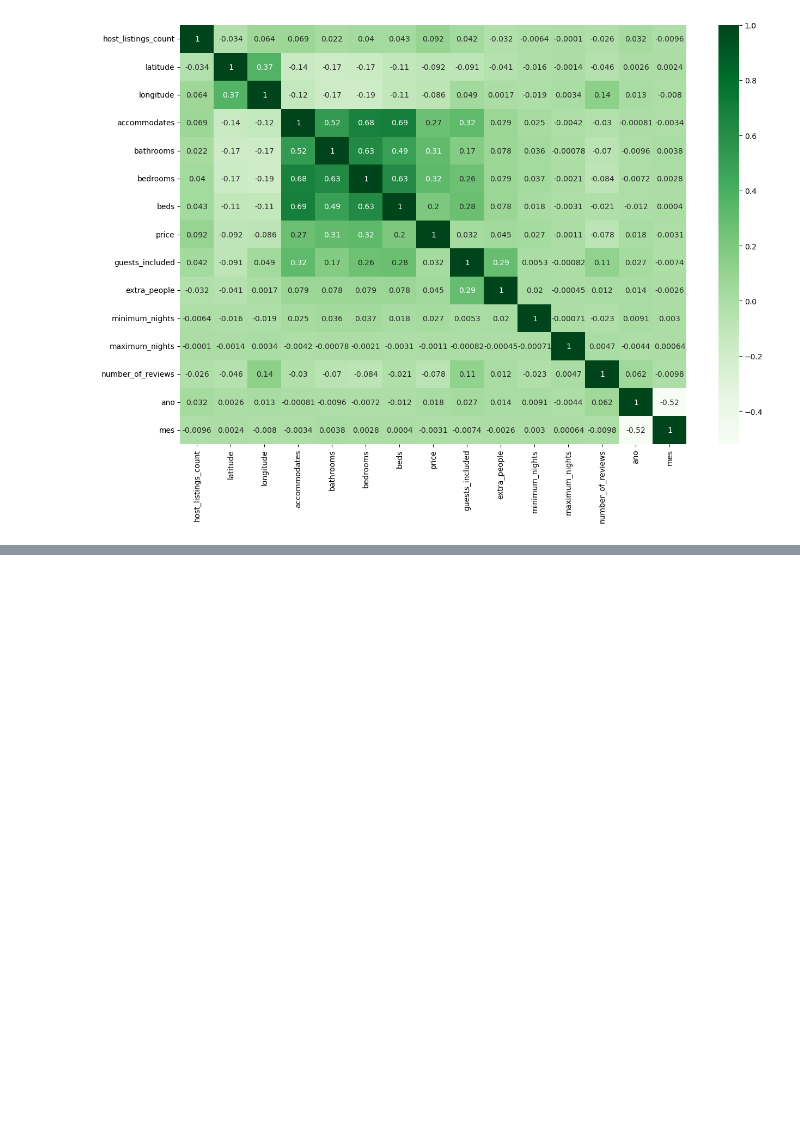
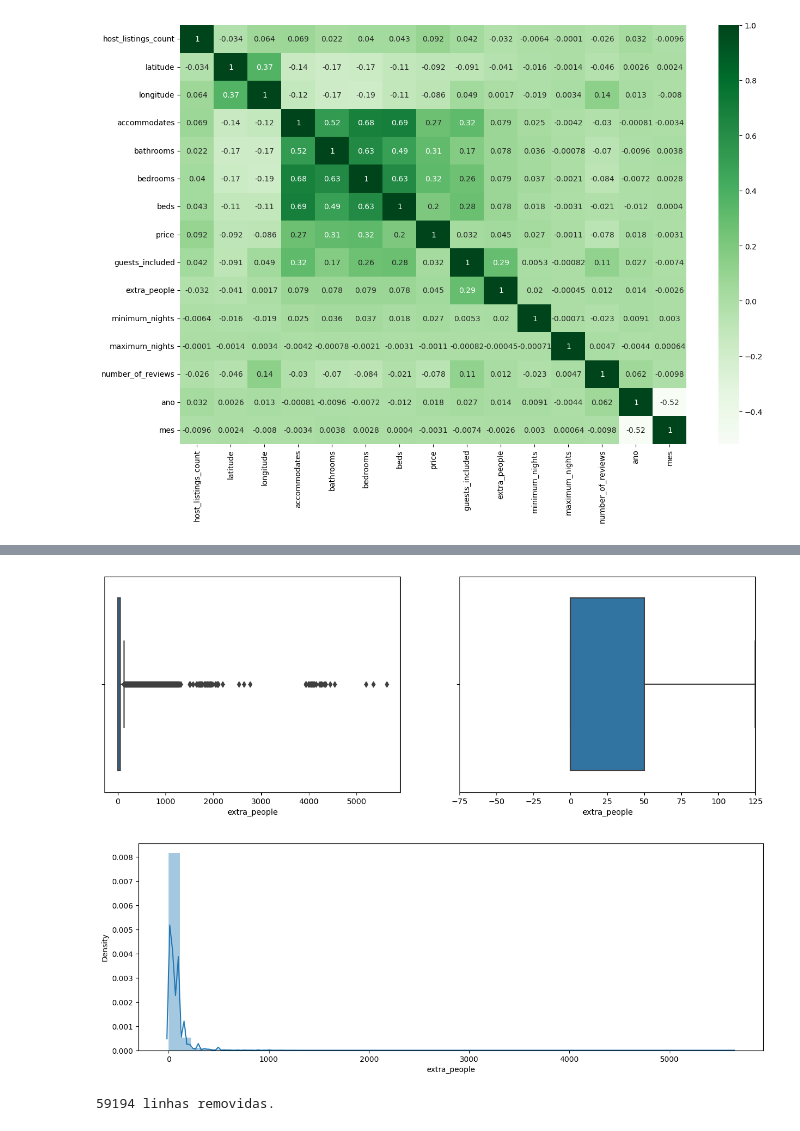
Before and after one commit to DiegoMonutti/projeto-3-hashtag-ciencia-de-dados, a Jupyter notebook: ciencia-de-dados-airbnb.ipynb, the cells around one changed output, grey strips where cells are left out. Drawn from its saved outputs; the diff is of its cells as text; code cells hidden in the pictures; blank space fills up the shorter version.

```diff
--- a/ciencia-de-dados-airbnb.ipynb
+++ b/ciencia-de-dados-airbnb.ipynb
@@ -185,0 +209,12 @@ def histograma(coluna):
+# %%
+#extra_people:
+diagrama_caixa(base_airbnb_df['extra_people'])
+histograma(base_airbnb_df['extra_people'])
+# %% [output]
+[figure, added]
+[figure, added]
+# %%
+base_airbnb_df, linhas_removidas = excluir_outliers(base_airbnb_df, 'extra_people')
+print(f'{linhas_removidas} linhas removidas.')
+# %% [output]
+59194 linhas removidas.
```
Also changed, not shown: parts of 23 cells of this notebook.
